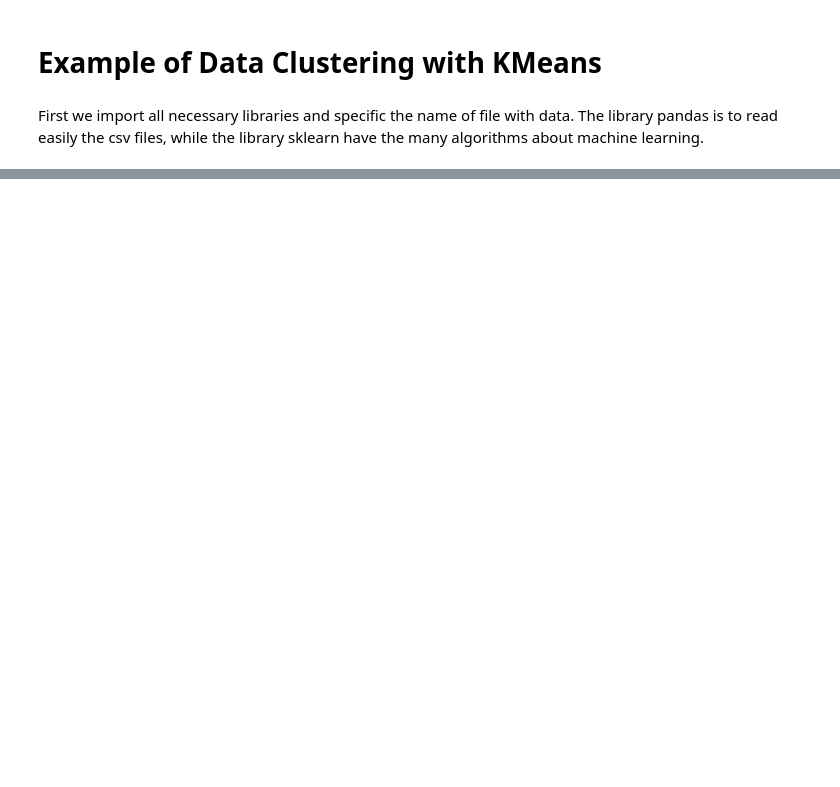
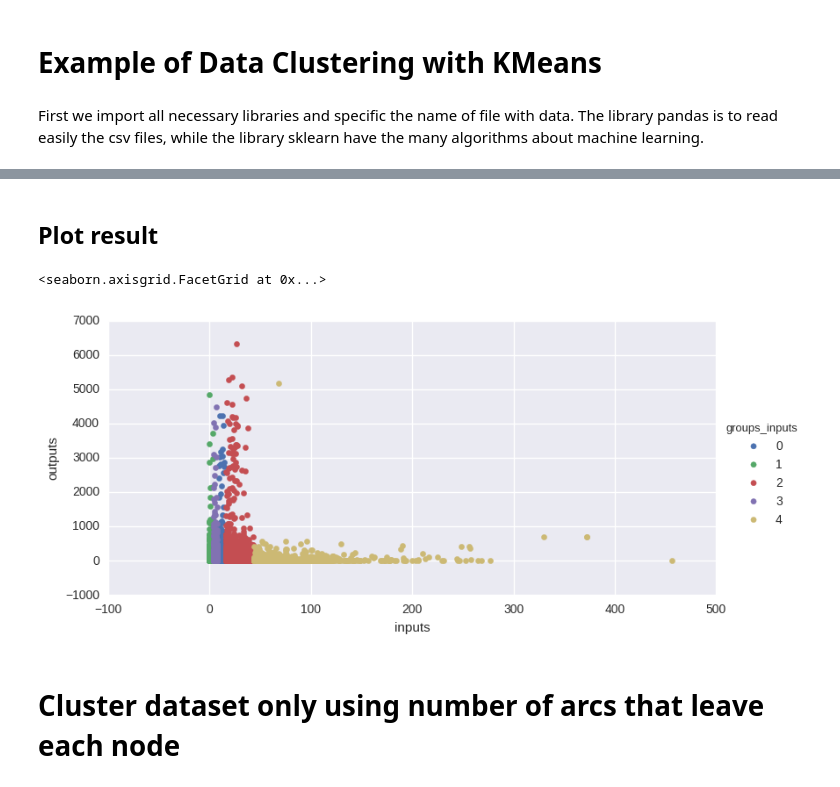
Before and after one commit to joaojunior/example_clustering, a Jupyter notebook: clustering.ipynb, the cells around one changed output, grey strips where cells are left out. Drawn from its saved outputs; the diff is of its cells as text; code cells hidden in the pictures; blank space fills up the shorter version.

```diff
--- a/clustering.ipynb
+++ b/clustering.ipynb
@@ -109,0 +59,2 @@ result.plot.scatter(x='groups', y='release_year')
+# %%
+number_of_cluster = 5
@@ -109,0 +63,21 @@ result.plot.scatter(x='groups', y='release_year')
+# %%
+#Create a data set only with the data about number of arcs that enter each node
+#inputs is a list of list. Each list have the number of arcs that enter in a specifc node.
+inputs = [[input] for input in google_graph['inputs'].values]
+
+#Clustering using KMeans algorithm
+kmeans = KMeans(n_clusters=number_of_cluster).fit(inputs)
+
+#kmeans.labels_ have the cluster that each node belongs to
+google_graph['groups_inputs'] = kmeans.labels_
+# %% [markdown]
+## Plot result
+# %%
+# Plot the nodes. Each color represents a cluster.
+fg = seaborn.FacetGrid(data=google_graph, hue='groups_inputs', size=4, aspect=2)
+fg.map(pyplot.scatter, 'inputs', 'outputs').add_legend()
+# %% [output]
+<seaborn.axisgrid.FacetGrid at 0x...>
+[figure, added]
+# %% [markdown]
+# Cluster dataset only using number of arcs that leave each node
```
Also changed, not shown: parts of 38 cells of this notebook, 4 other files.
